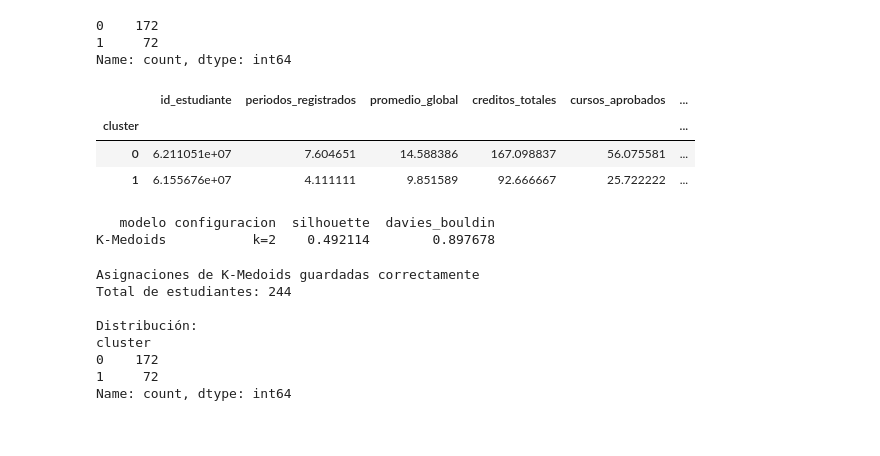
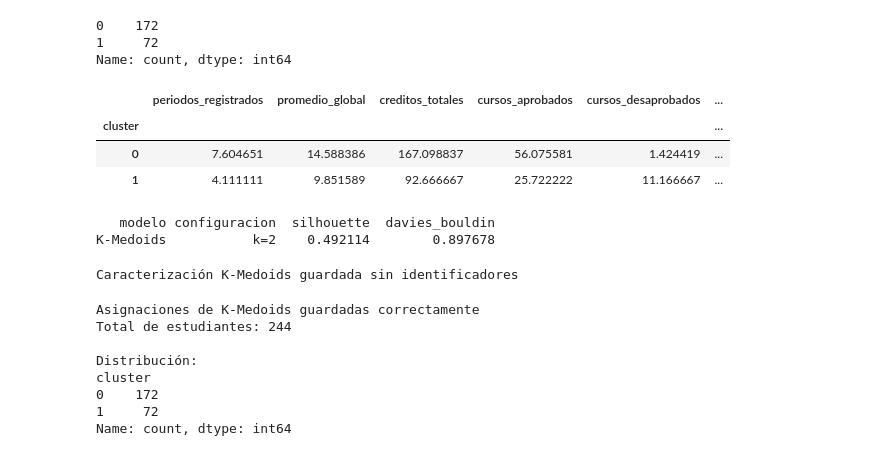
Before and after one commit to kimelivar/Trayectorias_Academicas_Investigacion, a Jupyter notebook: notebooks/06_kmedoids.ipynb, the cells around one changed output. Drawn from its saved outputs; the diff is of its cells as text; code cells hidden in the pictures.

```diff
--- a/notebooks/06_kmedoids.ipynb
+++ b/notebooks/06_kmedoids.ipynb
@@ -127,17 +127,14 @@ df_original = pd.read_csv(
 # %%
 resultado_clusters = df_original.copy()
 
 resultado_clusters["cluster"] = etiquetas_kmedoids
 
-
-resultado_clusters.groupby(
-    "cluster"
-).mean(numeric_only=True)
+resultado_clusters.groupby("cluster")[list(X.columns)].mean()
 # %% [output]
-|  | id_estudiante | periodos_registrados | promedio_global | creditos_totales | cursos_aprobados | ... |
+|  | periodos_registrados | promedio_global | creditos_totales | cursos_aprobados | cursos_desaprobados | ... |
 | cluster |  |  |  |  |  | ... |
-| 0 | 6.211051e+07 | 7.604651 | 14.588386 | 167.098837 | 56.075581 | ... |
-| 1 | 6.155676e+07 | 4.111111 | 9.851589 | 92.666667 | 25.722222 | ... |
+| 0 | 7.604651 | 14.588386 | 167.098837 | 56.075581 | 1.424419 | ... |
+| 1 | 4.111111 | 9.851589 | 92.666667 | 25.722222 | 11.166667 | ... |
 # %%
 
 silhouette_final = silhouette_score(
@@ -170,14 +167,20 @@ K-Medoids           k=2    0.492114        0.897678
 # %%
 caracterizacion_kmedoids = (
     resultado_clusters
-    .groupby("cluster")
-    .mean(numeric_only=True)
+    .groupby("cluster")[list(X.columns)]
+    .mean()
 )
+
+assert "id_estudiante" not in caracterizacion_kmedoids.columns
 
 caracterizacion_kmedoids.to_csv(
     "../results/kmedoids/caracterizacion_clusters.csv",
     encoding="utf-8-sig"
 )
+
+print("Caracterización K-Medoids guardada sin identificadores")
+# %% [output]
+Caracterización K-Medoids guardada sin identificadores
 # %%
 
 from pathlib import Path
```
Also changed, not shown: 3 other files.
